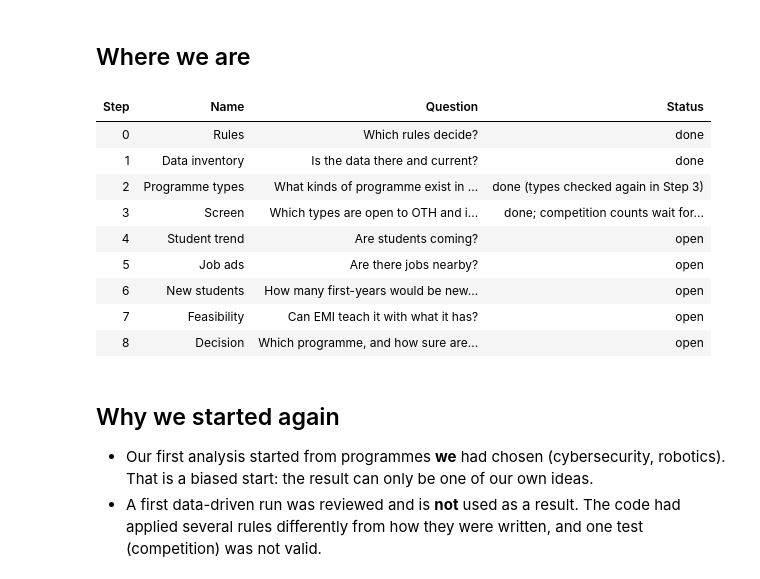
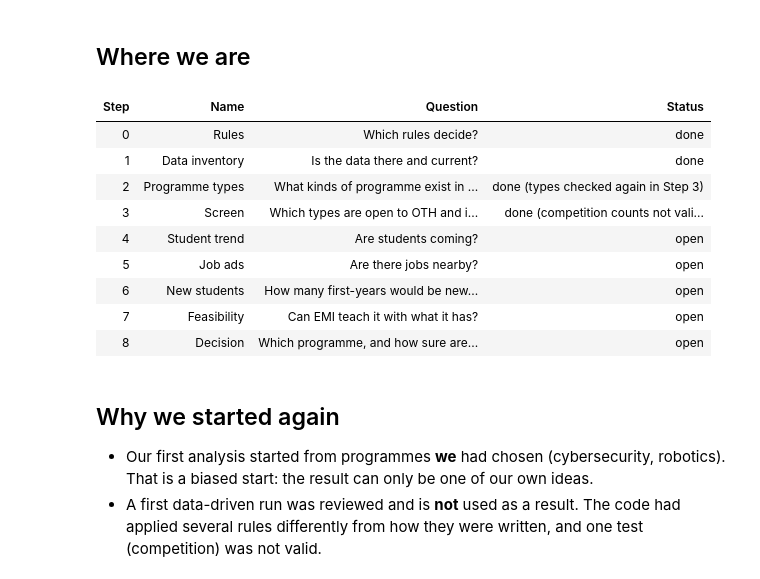
Before and after one commit to SomanthaManuranga/study-program-intelligence, a Jupyter notebook: notebooks/funnel_progress.ipynb, the cells around one changed output. Cells and saved outputs as stored; diff of their text form; code cells hidden in the pictures.

Commit message:
Funnel step 3 complete: the check of 'similar' failed in both rounds; competition counts flagged 'not validated'; notes, decision log, notebook

```diff
--- a/notebooks/funnel_progress.ipynb
+++ b/notebooks/funnel_progress.ipynb
@@ -33,22 +33,22 @@ Rules loaded: 17 blocks - definitions, universe, text, similarity, discovery, po
 # %%
 STATUS = [   # updated after every finished step
     (0, "Rules", "Which rules decide?", "done"),
     (1, "Data inventory", "Is the data there and current?", "done"),
     (2, "Programme types", "What kinds of programme exist in Germany?", "done (types checked again in Step 3)"),
-    (3, "Screen", "Which types are open to OTH and in EMI's field? How much competition is near?", "done; competition counts wait for the check of 100 offers"),
+    (3, "Screen", "Which types are open to OTH and in EMI's field? How much competition is near?", "done (competition counts not validated)"),
     (4, "Student trend", "Are students coming?", "open"),
     (5, "Job ads", "Are there jobs nearby?", "open"),
     (6, "New students", "How many first-years would be new to OTH?", "open"),
     (7, "Feasibility", "Can EMI teach it with what it has?", "open"),
     (8, "Decision", "Which programme, and how sure are we?", "open"),
 ]
 show(pd.DataFrame(STATUS, columns=["Step", "Name", "Question", "Status"]))
 # %% [output]
 | Step | Name | Question | Status |
 | 0 | Rules | Which rules decide? | done |
 | 1 | Data inventory | Is the data there and current? | done |
 | 2 | Programme types | What kinds of programme exist in ... | done (types checked again in Step 3) |
-| 3 | Screen | Which types are open to OTH and i... | done; competition counts wait for... |
+| 3 | Screen | Which types are open to OTH and i... | done (competition counts not vali... |
 | 4 | Student trend | Are students coming? | open |
 | 5 | Job ads | Are there jobs nearby? | open |
 | 6 | New students | How many first-years would be new... | open |
```
Also changed, not shown: parts of 15 cells of this notebook, 3 other files.
